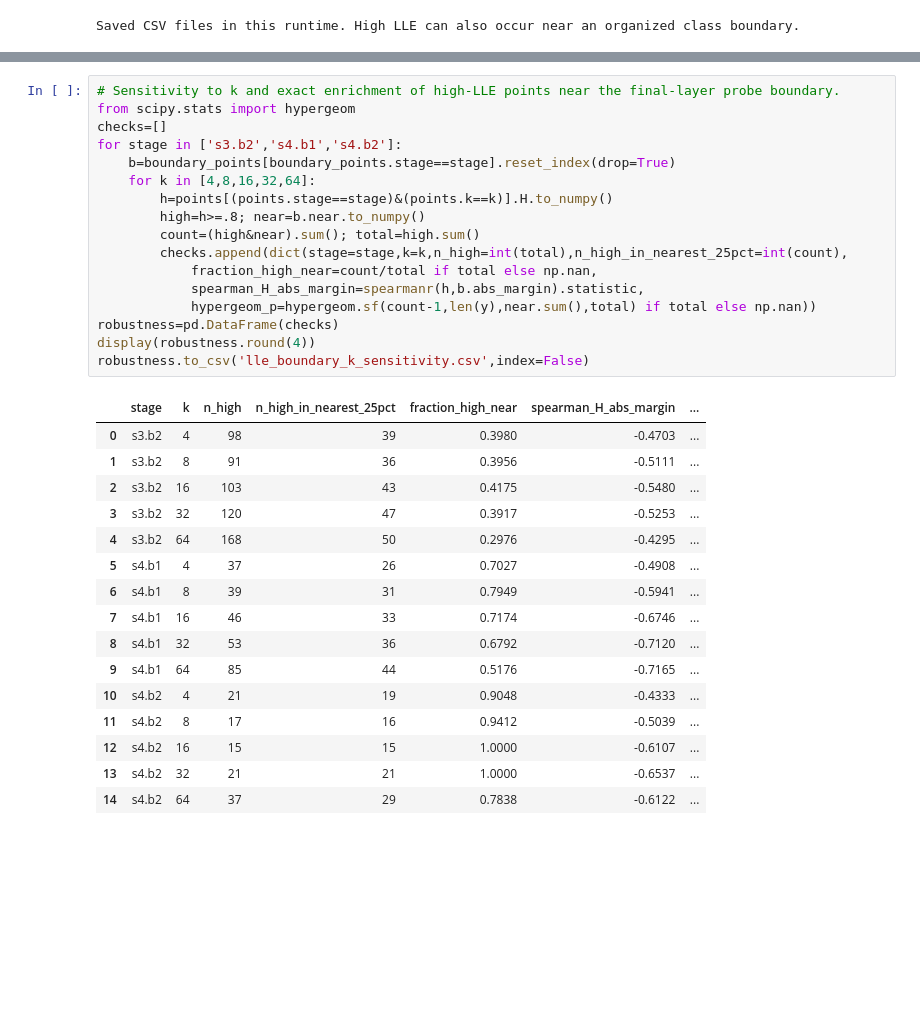
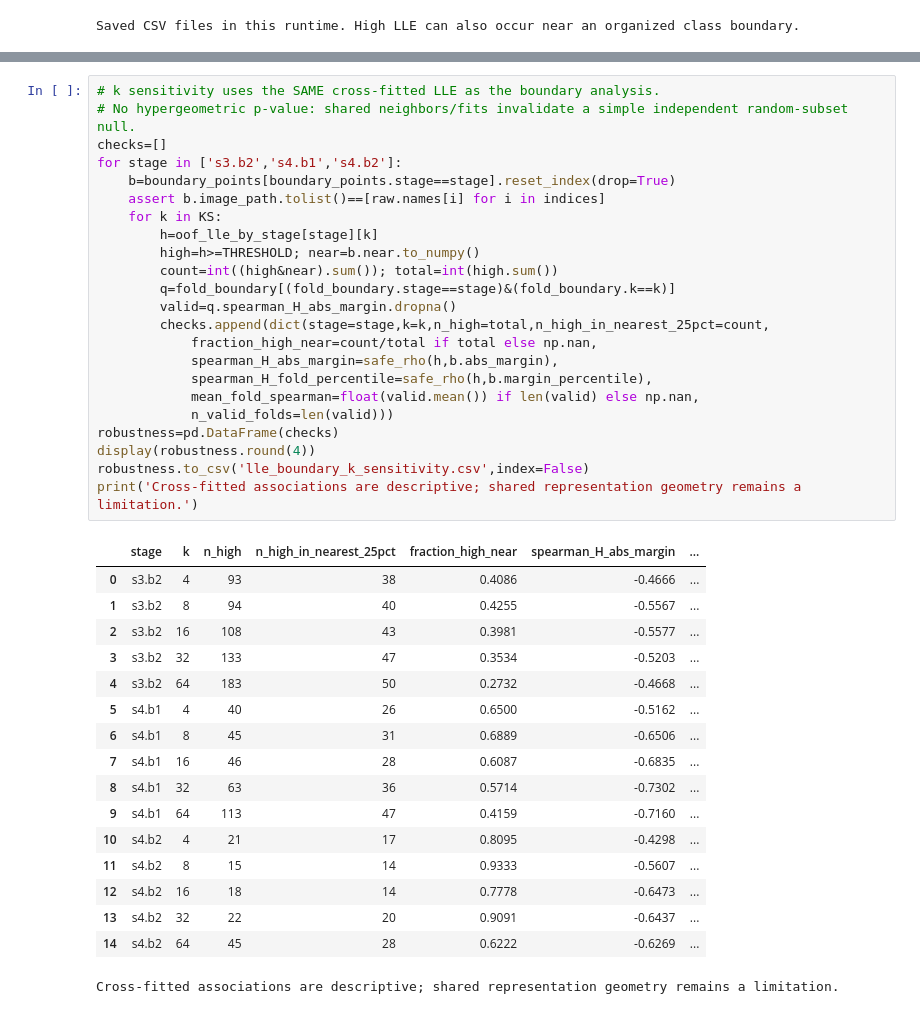
Before and after one commit to Lawson-Dong/representation-alignment-, a Jupyter notebook: experiments/geometric_dynamics/notebooks/Cat_Dog_LLE_Matched_Samples_resnet_convnext.ipynb, the cells around one changed output, grey strips where cells are left out. Drawn from its saved outputs; the diff is of its cells as text; blank space fills up the shorter version.

Commit message:
Cross-fit LLE and boundary probes with training-only neighbors; rerun Colab notebook

```diff
--- a/experiments/geometric_dynamics/notebooks/Cat_Dog_LLE_Matched_Samples_resnet_convnext.ipynb
+++ b/experiments/geometric_dynamics/notebooks/Cat_Dog_LLE_Matched_Samples_resnet_convnext.ipynb
@@ -200,37 +268,44 @@ Boundary = held-out linear probe hyperplane. High LLE can also be a confidently
 # %%
-# Sensitivity to k and exact enrichment of high-LLE points near the final-layer probe boundary.
-from scipy.stats import hypergeom
+# k sensitivity uses the SAME cross-fitted LLE as the boundary analysis.
+# No hypergeometric p-value: shared neighbors/fits invalidate a simple independent random-subset null.
 checks=[]
 for stage in ['s3.b2','s4.b1','s4.b2']:
     b=boundary_points[boundary_points.stage==stage].reset_index(drop=True)
-    for k in [4,8,16,32,64]:
-        h=points[(points.stage==stage)&(points.k==k)].H.to_numpy()
-        high=h>=.8; near=b.near.to_numpy()
-        count=(high&near).sum(); total=high.sum()
-        checks.append(dict(stage=stage,k=k,n_high=int(total),n_high_in_nearest_25pct=int(count),
+    assert b.image_path.tolist()==[raw.names[i] for i in indices]
+    for k in KS:
+        h=oof_lle_by_stage[stage][k]
+        high=h>=THRESHOLD; near=b.near.to_numpy()
+        count=int((high&near).sum()); total=int(high.sum())
+        q=fold_boundary[(fold_boundary.stage==stage)&(fold_boundary.k==k)]
+        valid=q.spearman_H_abs_margin.dropna()
+        checks.append(dict(stage=stage,k=k,n_high=total,n_high_in_nearest_25pct=count,
             fraction_high_near=count/total if total else np.nan,
-            spearman_H_abs_margin=spearmanr(h,b.abs_margin).statistic,
-            hypergeom_p=hypergeom.sf(count-1,len(y),near.sum(),total) if total else np.nan))
+            spearman_H_abs_margin=safe_rho(h,b.abs_margin),
+            spearman_H_fold_percentile=safe_rho(h,b.margin_percentile),
+            mean_fold_spearman=float(valid.mean()) if len(valid) else np.nan,
+            n_valid_folds=len(valid)))
 robustness=pd.DataFrame(checks)
 display(robustness.round(4))
 robustness.to_csv('lle_boundary_k_sensitivity.csv',index=False)
+print('Cross-fitted associations are descriptive; shared representation geometry remains a limitation.')
 # %% [output]
 |  | stage | k | n_high | n_high_in_nearest_25pct | fraction_high_near | spearman_H_abs_margin | ... |
-| 0 | s3.b2 | 4 | 98 | 39 | 0.3980 | -0.4703 | ... |
-| 1 | s3.b2 | 8 | 91 | 36 | 0.3956 | -0.5111 | ... |
-| 2 | s3.b2 | 16 | 103 | 43 | 0.4175 | -0.5480 | ... |
-| 3 | s3.b2 | 32 | 120 | 47 | 0.3917 | -0.5253 | ... |
-| 4 | s3.b2 | 64 | 168 | 50 | 0.2976 | -0.4295 | ... |
-| 5 | s4.b1 | 4 | 37 | 26 | 0.7027 | -0.4908 | ... |
-| 6 | s4.b1 | 8 | 39 | 31 | 0.7949 | -0.5941 | ... |
-| 7 | s4.b1 | 16 | 46 | 33 | 0.7174 | -0.6746 | ... |
-| 8 | s4.b1 | 32 | 53 | 36 | 0.6792 | -0.7120 | ... |
-| 9 | s4.b1 | 64 | 85 | 44 | 0.5176 | -0.7165 | ... |
-| 10 | s4.b2 | 4 | 21 | 19 | 0.9048 | -0.4333 | ... |
-| 11 | s4.b2 | 8 | 17 | 16 | 0.9412 | -0.5039 | ... |
-| 12 | s4.b2 | 16 | 15 | 15 | 1.0000 | -0.6107 | ... |
-| 13 | s4.b2 | 32 | 21 | 21 | 1.0000 | -0.6537 | ... |
-| 14 | s4.b2 | 64 | 37 | 29 | 0.7838 | -0.6122 | ... |
+| 0 | s3.b2 | 4 | 93 | 38 | 0.4086 | -0.4666 | ... |
+| 1 | s3.b2 | 8 | 94 | 40 | 0.4255 | -0.5567 | ... |
+| 2 | s3.b2 | 16 | 108 | 43 | 0.3981 | -0.5577 | ... |
+| 3 | s3.b2 | 32 | 133 | 47 | 0.3534 | -0.5203 | ... |
+| 4 | s3.b2 | 64 | 183 | 50 | 0.2732 | -0.4668 | ... |
+| 5 | s4.b1 | 4 | 40 | 26 | 0.6500 | -0.5162 | ... |
+| 6 | s4.b1 | 8 | 45 | 31 | 0.6889 | -0.6506 | ... |
+| 7 | s4.b1 | 16 | 46 | 28 | 0.6087 | -0.6835 | ... |
+| 8 | s4.b1 | 32 | 63 | 36 | 0.5714 | -0.7302 | ... |
+| 9 | s4.b1 | 64 | 113 | 47 | 0.4159 | -0.7160 | ... |
+| 10 | s4.b2 | 4 | 21 | 17 | 0.8095 | -0.4298 | ... |
+| 11 | s4.b2 | 8 | 15 | 14 | 0.9333 | -0.5607 | ... |
+| 12 | s4.b2 | 16 | 18 | 14 | 0.7778 | -0.6473 | ... |
+| 13 | s4.b2 | 32 | 22 | 20 | 0.9091 | -0.6437 | ... |
+| 14 | s4.b2 | 64 | 45 | 28 | 0.6222 | -0.6269 | ... |
+Cross-fitted associations are descriptive; shared representation geometry remains a limitation.
 # %% [markdown]
 ## Cross-model local label entropy
 Run the original ResNet-18 cell first, then the two cells below. They reuse the exact 100 cat + 100 dog sample identities, their order, spatial mean pooling, cosine distance, self exclusion and k = 4, 8, 16, 32, 64. Added models: ResNet-152 (stem + 50 residual blocks), ConvNeXt-Tiny (stem + 18 blocks + 3 downsampling observations), ConvNeXt-Base (stem + 36 blocks + 3 downsampling observations).
```
Also changed, not shown: parts of 5 cells of this notebook.
